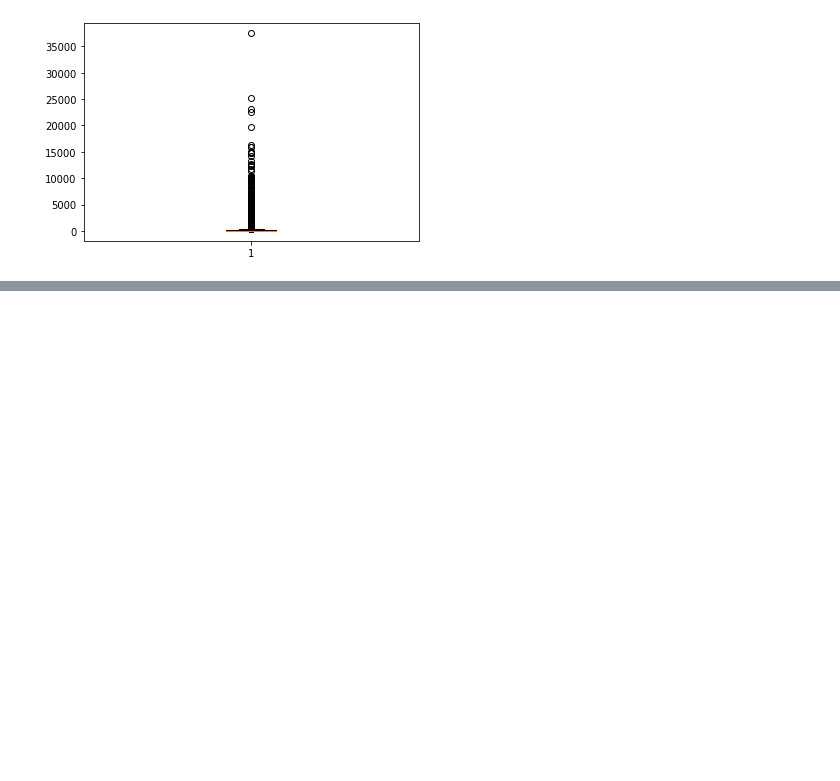
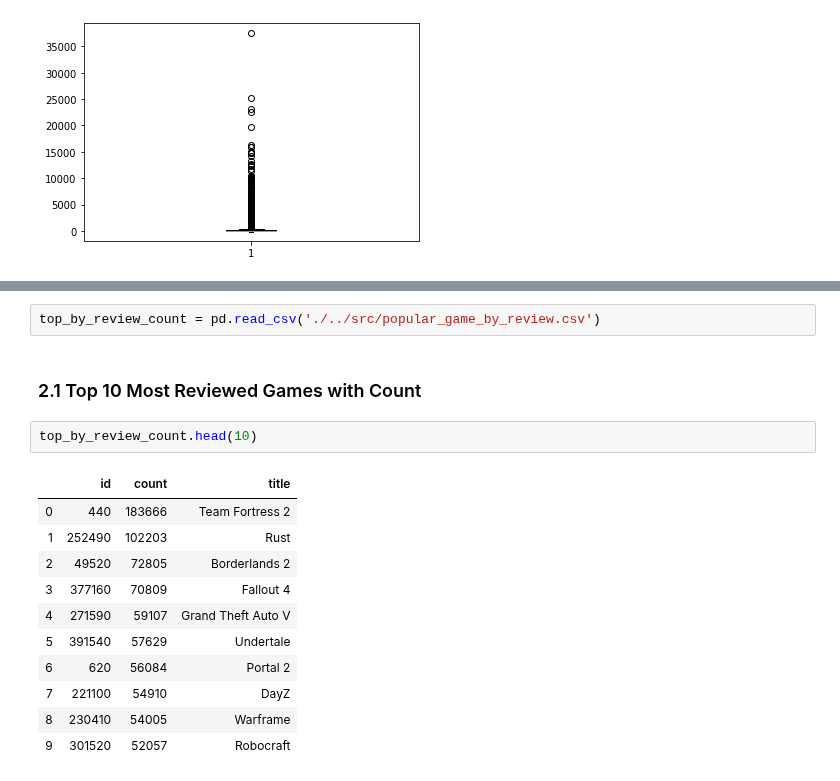
Before and after one commit to brentmin/DSC180A-replication, a Jupyter notebook: notebooks/EDA_Steam_Dataset.ipynb, the cells around one changed output, grey strips where cells are left out. Saved outputs shown, nothing was run; the diff lists cells and outputs as text; blank space fills up the shorter version.

```diff
--- a/notebooks/EDA_Steam_Dataset.ipynb
+++ b/notebooks/EDA_Steam_Dataset.ipynb
@@ -115,0 +171,18 @@ plt.boxplot(gamesFreq.iloc[:,0]);
+# %%
+top_by_review_count = pd.read_csv('./../src/popular_game_by_review.csv')
+# %% [markdown]
+### 2.1 Top 10 Most Reviewed Games with Count
+# %%
+top_by_review_count.head(10)
+# %% [output]
+|  | id | count | title |
+| 0 | 440 | 183666 | Team Fortress 2 |
+| 1 | 252490 | 102203 | Rust |
+| 2 | 49520 | 72805 | Borderlands 2 |
+| 3 | 377160 | 70809 | Fallout 4 |
+| 4 | 271590 | 59107 | Grand Theft Auto V |
+| 5 | 391540 | 57629 | Undertale |
+| 6 | 620 | 56084 | Portal 2 |
+| 7 | 221100 | 54910 | DayZ |
+| 8 | 230410 | 54005 | Warframe |
+| 9 | 301520 | 52057 | Robocraft |
```
Also changed, not shown: parts of 15 cells of this notebook, 1 other file.
